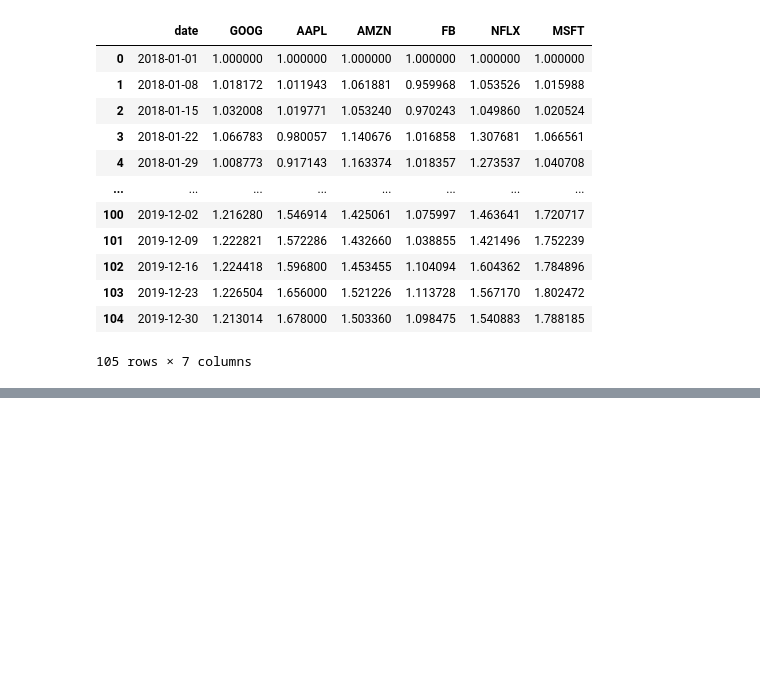
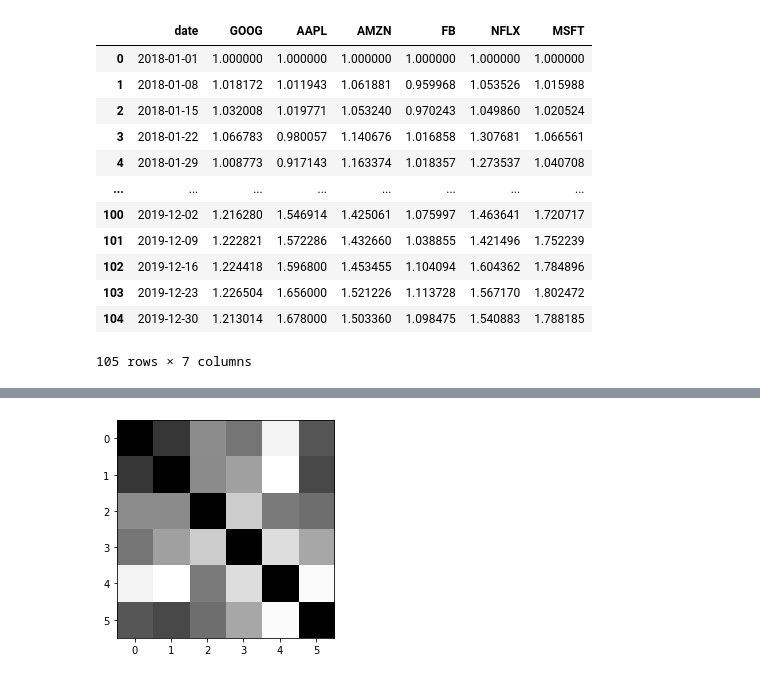
Before and after one commit to jaewook94/self-study, a Jupyter notebook: data-visualization.ipynb, the cells around one changed output, grey strips where cells are left out. Drawn from its saved outputs; the diff is of its cells as text; code cells hidden in the pictures; blank space fills up the shorter version.

```diff
--- a/data-visualization.ipynb
+++ b/data-visualization.ipynb
@@ -81,0 +125,5 @@ df.style.background_gradient(cmap='viridis')
+# %%
+fig, ax = plt.subplots()
+im = ax.imshow(corr_df, cmap='Greys')
+# %% [output]
+[figure, added]
```
Also changed, not shown: parts of 13 cells of this notebook.
